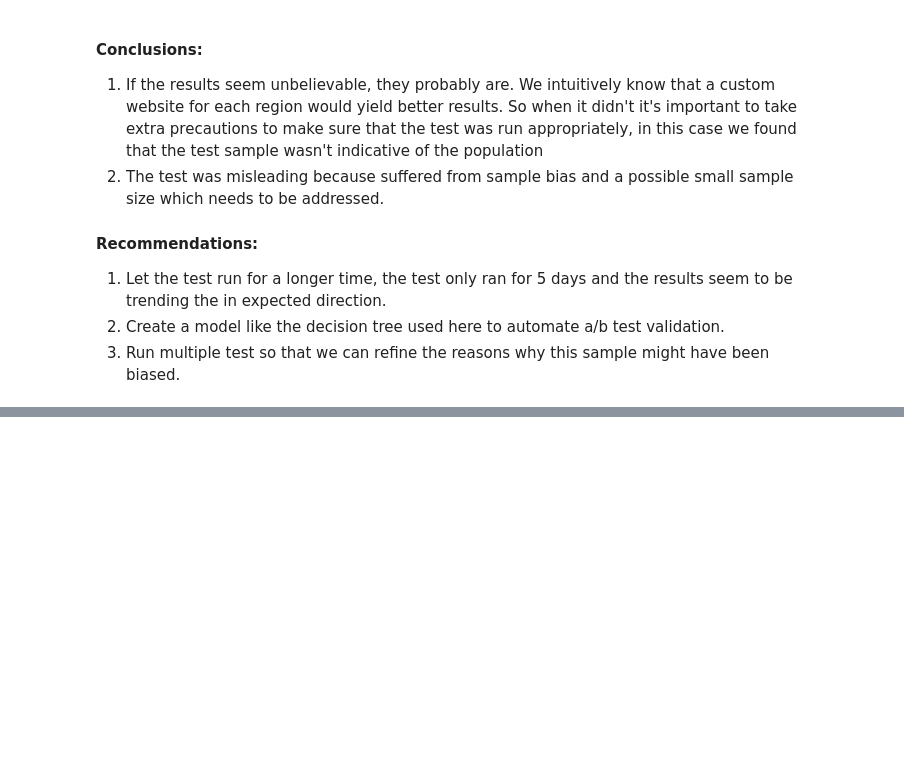
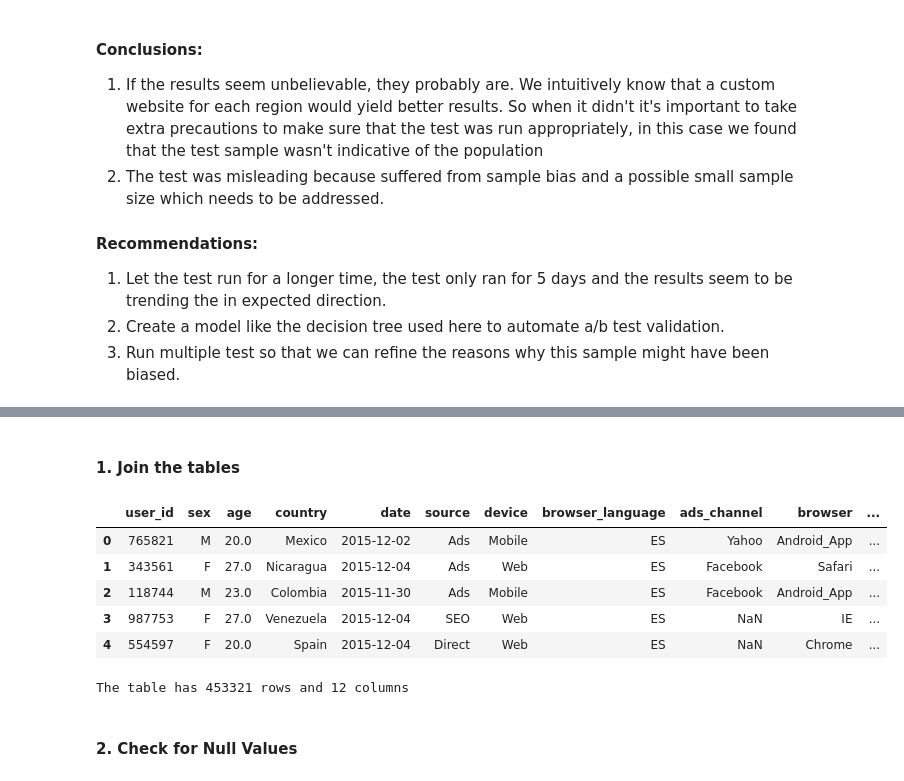
Before and after one commit to Jeanzw/Take_Home_Challenges, a Jupyter notebook: 02. Spanish Translation AB Test.ipynb, the cells around one changed output, grey strips where cells are left out. Drawn from its saved outputs; the diff is of its cells as text; code cells hidden in the pictures; blank space fills up the shorter version.

```diff
--- a/02. Spanish Translation AB Test.ipynb
+++ b/02. Spanish Translation AB Test.ipynb
@@ -41,0 +68,18 @@ user
+# %% [markdown]
+#### 1. Join the tables
+# %%
+df = pd.merge(user,test, on = 'user_id',how = 'outer')
+df.head()
+# %% [output]
+|  | user_id | sex | age | country | date | source | device | browser_language | ads_channel | browser | ... |
+| 0 | 765821 | M | 20.0 | Mexico | 2015-12-02 | Ads | Mobile | ES | Yahoo | Android_App | ... |
+| 1 | 343561 | F | 27.0 | Nicaragua | 2015-12-04 | Ads | Web | ES | Facebook | Safari | ... |
+| 2 | 118744 | M | 23.0 | Colombia | 2015-11-30 | Ads | Mobile | ES | Facebook | Android_App | ... |
+| 3 | 987753 | F | 27.0 | Venezuela | 2015-12-04 | SEO | Web | ES | NaN | IE | ... |
+| 4 | 554597 | F | 20.0 | Spain | 2015-12-04 | Direct | Web | ES | NaN | Chrome | ... |
+# %%
+print('The table has %r rows and %r columns'%df.shape)  #df.shape -> x rows y columns
+# %% [output]
+The table has 453321 rows and 12 columns
+# %% [markdown]
+#### 2. Check for Null Values
```
Also changed, not shown: parts of 28 cells of this notebook.
